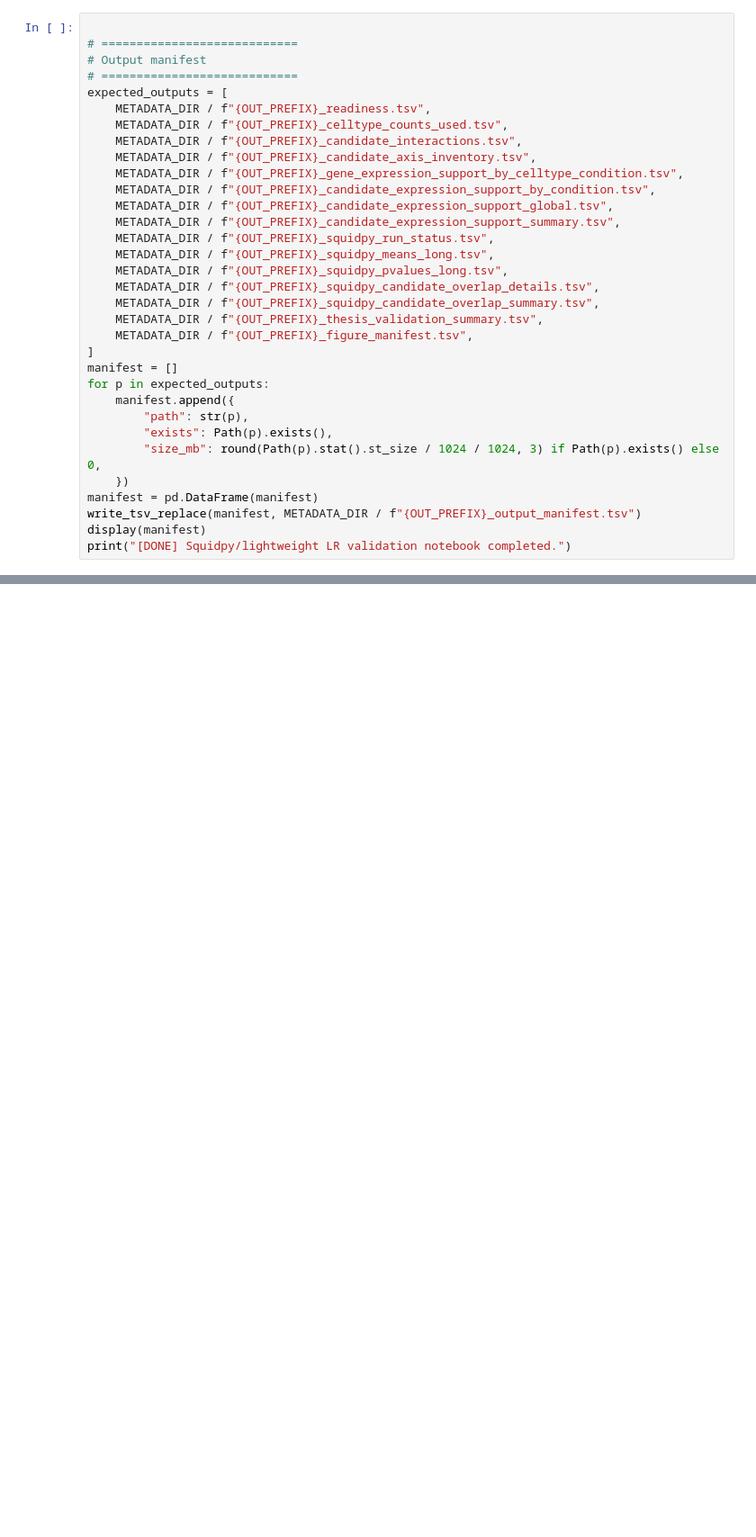
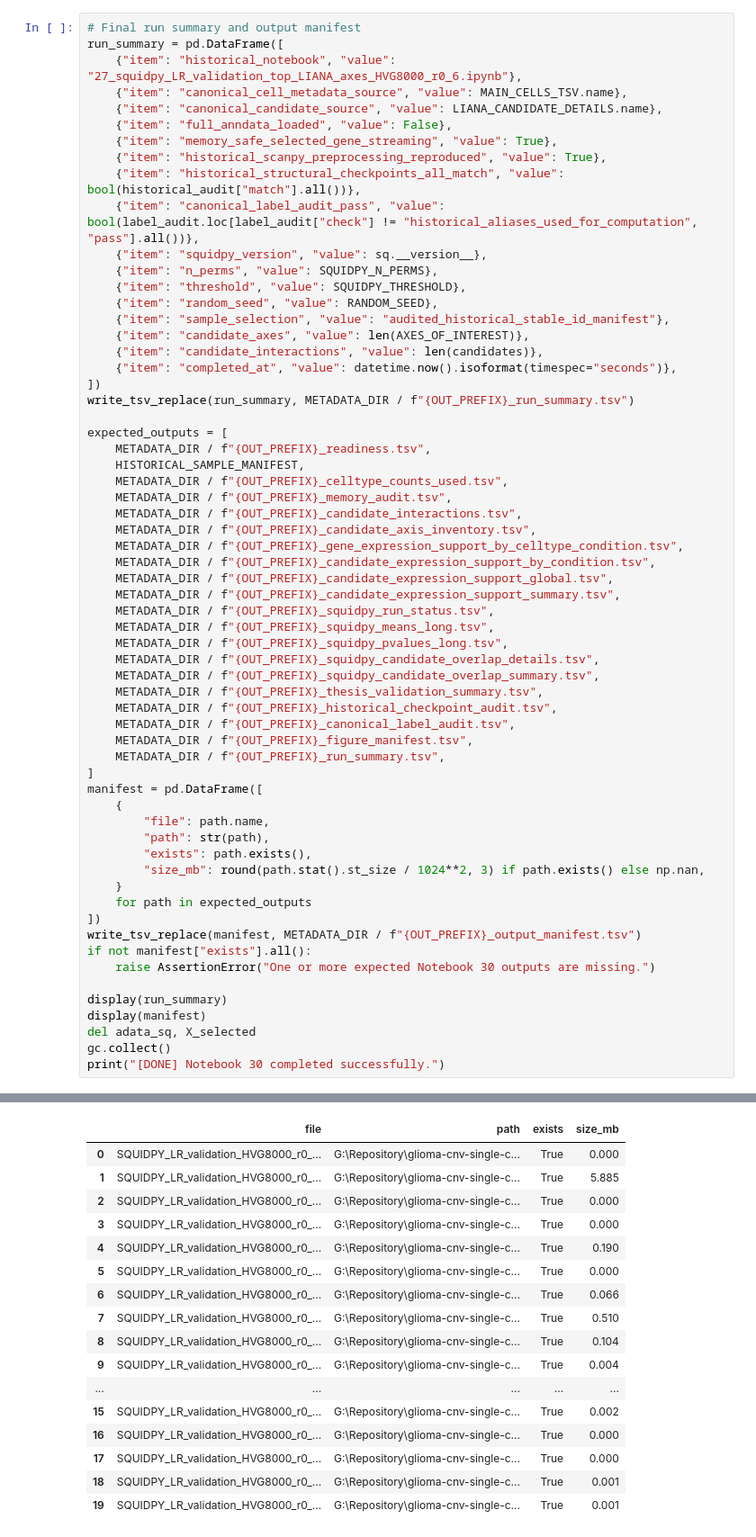
Before and after one commit to CPFeX/glioma-cnv-single-cell-atlas, a Jupyter notebook: code/01_main_analysis/30_squidpy_lr_support.ipynb, the cells around one changed output, grey strips where cells are left out. Shown at 90% size. Drawn from its saved outputs; the diff is of its cells as text; blank space fills up the shorter version.

```diff
--- a/code/01_main_analysis/30_squidpy_lr_support.ipynb
+++ b/code/01_main_analysis/30_squidpy_lr_support.ipynb
@@ -654,11 +874,30 @@ write_tsv_replace(fig_manifest_df, METADATA_DIR / f"{OUT_PREFIX}_figure_manifest
 # %%
+# Final run summary and output manifest
+run_summary = pd.DataFrame([
+    {"item": "historical_notebook", "value": "27_squidpy_LR_validation_top_LIANA_axes_HVG8000_r0_6.ipynb"},
+    {"item": "canonical_cell_metadata_source", "value": MAIN_CELLS_TSV.name},
+    {"item": "canonical_candidate_source", "value": LIANA_CANDIDATE_DETAILS.name},
+    {"item": "full_anndata_loaded", "value": False},
+    {"item": "memory_safe_selected_gene_streaming", "value": True},
+    {"item": "historical_scanpy_preprocessing_reproduced", "value": True},
+    {"item": "historical_structural_checkpoints_all_match", "value": bool(historical_audit["match"].all())},
+    {"item": "canonical_label_audit_pass", "value": bool(label_audit.loc[label_audit["check"] != "historical_aliases_used_for_computation", "pass"].all())},
+    {"item": "squidpy_version", "value": sq.__version__},
+    {"item": "n_perms", "value": SQUIDPY_N_PERMS},
+    {"item": "threshold", "value": SQUIDPY_THRESHOLD},
+    {"item": "random_seed", "value": RANDOM_SEED},
+    {"item": "sample_selection", "value": "audited_historical_stable_id_manifest"},
+    {"item": "candidate_axes", "value": len(AXES_OF_INTEREST)},
+    {"item": "candidate_interactions", "value": len(candidates)},
+    {"item": "completed_at", "value": datetime.now().isoformat(timespec="seconds")},
+])
+write_tsv_replace(run_summary, METADATA_DIR / f"{OUT_PREFIX}_run_summary.tsv")
 
-# ============================
-# Output manifest
-# ============================
 expected_outputs = [
     METADATA_DIR / f"{OUT_PREFIX}_readiness.tsv",
+    HISTORICAL_SAMPLE_MANIFEST,
     METADATA_DIR / f"{OUT_PREFIX}_celltype_counts_used.tsv",
+    METADATA_DIR / f"{OUT_PREFIX}_memory_audit.tsv",
     METADATA_DIR / f"{OUT_PREFIX}_candidate_interactions.tsv",
     METADATA_DIR / f"{OUT_PREFIX}_candidate_axis_inventory.tsv",
     METADATA_DIR / f"{OUT_PREFIX}_gene_expression_support_by_celltype_condition.tsv",
@@ -671,16 +910,27 @@ expected_outputs = [
     METADATA_DIR / f"{OUT_PREFIX}_squidpy_candidate_overlap_details.tsv",
     METADATA_DIR / f"{OUT_PREFIX}_squidpy_candidate_overlap_summary.tsv",
     METADATA_DIR / f"{OUT_PREFIX}_thesis_validation_summary.tsv",
+    METADATA_DIR / f"{OUT_PREFIX}_historical_checkpoint_audit.tsv",
+    METADATA_DIR / f"{OUT_PREFIX}_canonical_label_audit.tsv",
     METADATA_DIR / f"{OUT_PREFIX}_figure_manifest.tsv",
+    METADATA_DIR / f"{OUT_PREFIX}_run_summary.tsv",
 ]
-manifest = []
-for p in expected_outputs:
-    manifest.append({
-        "path": str(p),
-        "exists": Path(p).exists(),
-        "size_mb": round(Path(p).stat().st_size / 1024 / 1024, 3) if Path(p).exists() else 0,
-    })
-manifest = pd.DataFrame(manifest)
+manifest = pd.DataFrame([
+    {
+        "file": path.name,
+        "path": str(path),
+        "exists": path.exists(),
+        "size_mb": round(path.stat().st_size / 1024**2, 3) if path.exists() else np.nan,
+    }
+    for path in expected_outputs
+])
 write_tsv_replace(manifest, METADATA_DIR / f"{OUT_PREFIX}_output_manifest.tsv")
+if not manifest["exists"].all():
+    raise AssertionError("One or more expected Notebook 30 outputs are missing.")
+
+display(run_summary)
 display(manifest)
-print("[DONE] Squidpy/lightweight LR validation notebook completed.")
+del adata_sq, X_selected
+gc.collect()
+print("[DONE] Notebook 30 completed successfully.")
+# %% [output]
@@ -686,0 +956,17 @@ print("[DONE] Squidpy/lightweight LR validation notebook completed.")
+|  | file | path | exists | size_mb |
+| 0 | SQUIDPY_LR_validation_HVG8000_r0_... | G:\Repository\glioma-cnv-single-c... | True | 0.000 |
+| 1 | SQUIDPY_LR_validation_HVG8000_r0_... | G:\Repository\glioma-cnv-single-c... | True | 5.885 |
+| 2 | SQUIDPY_LR_validation_HVG8000_r0_... | G:\Repository\glioma-cnv-single-c... | True | 0.000 |
+| 3 | SQUIDPY_LR_validation_HVG8000_r0_... | G:\Repository\glioma-cnv-single-c... | True | 0.000 |
+| 4 | SQUIDPY_LR_validation_HVG8000_r0_... | G:\Repository\glioma-cnv-single-c... | True | 0.190 |
+| 5 | SQUIDPY_LR_validation_HVG8000_r0_... | G:\Repository\glioma-cnv-single-c... | True | 0.000 |
+| 6 | SQUIDPY_LR_validation_HVG8000_r0_... | G:\Repository\glioma-cnv-single-c... | True | 0.066 |
+| 7 | SQUIDPY_LR_validation_HVG8000_r0_... | G:\Repository\glioma-cnv-single-c... | True | 0.510 |
+| 8 | SQUIDPY_LR_validation_HVG8000_r0_... | G:\Repository\glioma-cnv-single-c... | True | 0.104 |
+| 9 | SQUIDPY_LR_validation_HVG8000_r0_... | G:\Repository\glioma-cnv-single-c... | True | 0.004 |
+| ... | ... | ... | ... | ... |
+| 15 | SQUIDPY_LR_validation_HVG8000_r0_... | G:\Repository\glioma-cnv-single-c... | True | 0.002 |
+| 16 | SQUIDPY_LR_validation_HVG8000_r0_... | G:\Repository\glioma-cnv-single-c... | True | 0.000 |
+| 17 | SQUIDPY_LR_validation_HVG8000_r0_... | G:\Repository\glioma-cnv-single-c... | True | 0.000 |
+| 18 | SQUIDPY_LR_validation_HVG8000_r0_... | G:\Repository\glioma-cnv-single-c... | True | 0.001 |
+| 19 | SQUIDPY_LR_validation_HVG8000_r0_... | G:\Repository\glioma-cnv-single-c... | True | 0.001 |
```
Also changed, not shown: parts of 22 cells of this notebook, 21 other files.
